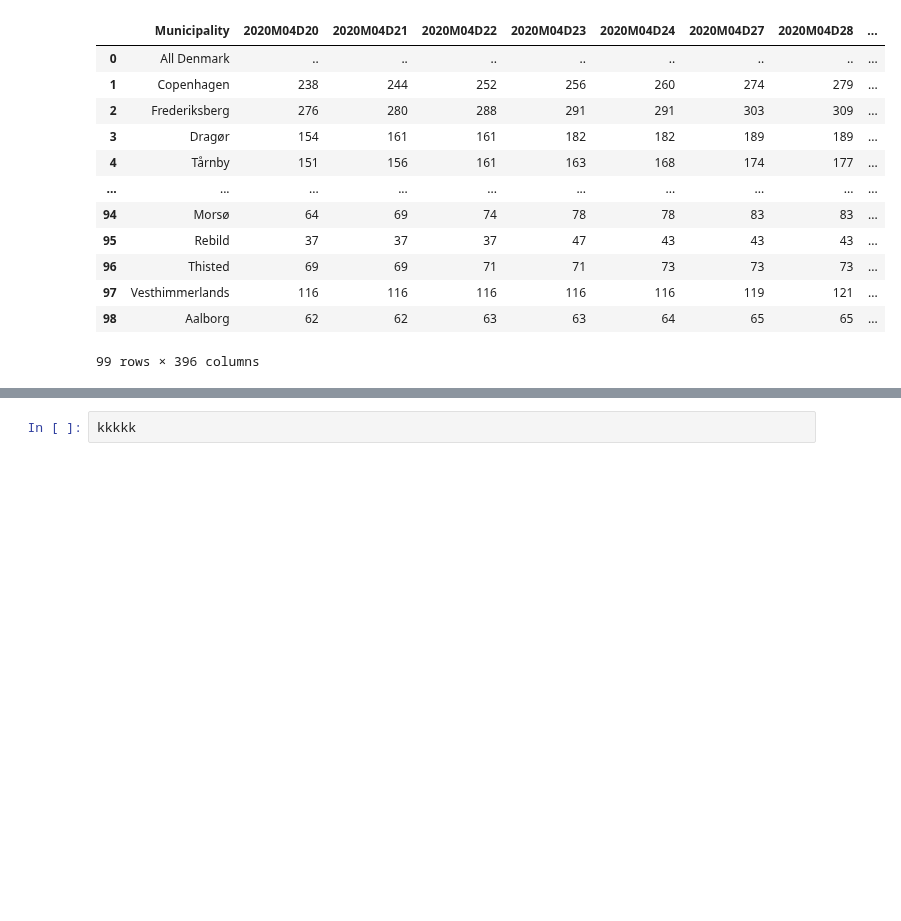
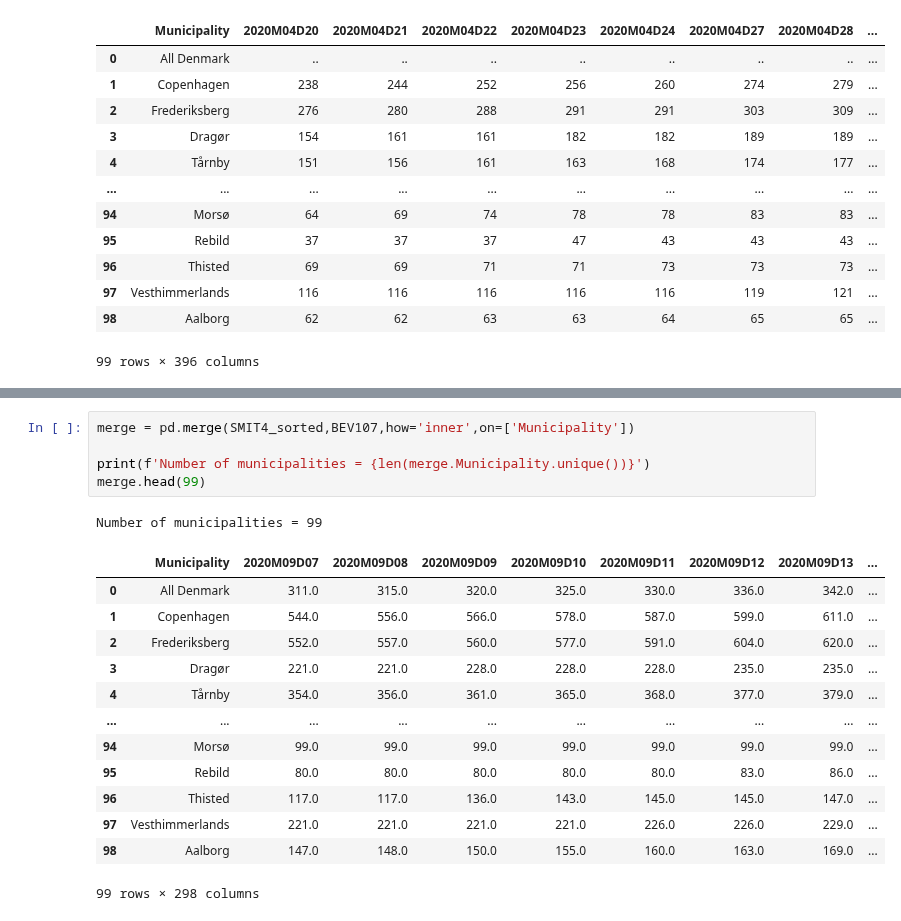
Before and after one commit to NumEconCopenhagen/projects-2023-vennerne, a Jupyter notebook: dataproject/dataproject.ipynb, the cells around one changed output, grey strips where cells are left out. Saved outputs shown, nothing was run; the diff lists cells and outputs as text; blank space fills up the shorter version.

```diff
--- a/dataproject/dataproject.ipynb
+++ b/dataproject/dataproject.ipynb
@@ -130,2 +124,20 @@ SMIT4_sorted.head(200)
-# %%
-kkkkk
+# %%
+merge = pd.merge(SMIT4_sorted,BEV107,how='inner',on=['Municipality'])
+
+print(f'Number of municipalities = {len(merge.Municipality.unique())}')
+merge.head(99)
+# %% [output]
+Number of municipalities = 99
+|  | Municipality | 2020M09D07 | 2020M09D08 | 2020M09D09 | 2020M09D10 | 2020M09D11 | 2020M09D12 | 2020M09D13 | ... |
+| 0 | All Denmark | 311.0 | 315.0 | 320.0 | 325.0 | 330.0 | 336.0 | 342.0 | ... |
+| 1 | Copenhagen | 544.0 | 556.0 | 566.0 | 578.0 | 587.0 | 599.0 | 611.0 | ... |
+| 2 | Frederiksberg | 552.0 | 557.0 | 560.0 | 577.0 | 591.0 | 604.0 | 620.0 | ... |
+| 3 | Dragør | 221.0 | 221.0 | 228.0 | 228.0 | 228.0 | 235.0 | 235.0 | ... |
+| 4 | Tårnby | 354.0 | 356.0 | 361.0 | 365.0 | 368.0 | 377.0 | 379.0 | ... |
+| ... | ... | ... | ... | ... | ... | ... | ... | ... | ... |
+| 94 | Morsø | 99.0 | 99.0 | 99.0 | 99.0 | 99.0 | 99.0 | 99.0 | ... |
+| 95 | Rebild | 80.0 | 80.0 | 80.0 | 80.0 | 80.0 | 83.0 | 86.0 | ... |
+| 96 | Thisted | 117.0 | 117.0 | 136.0 | 143.0 | 145.0 | 145.0 | 147.0 | ... |
+| 97 | Vesthimmerlands | 221.0 | 221.0 | 221.0 | 221.0 | 226.0 | 226.0 | 229.0 | ... |
+| 98 | Aalborg | 147.0 | 148.0 | 150.0 | 155.0 | 160.0 | 163.0 | 169.0 | ... |
+99 rows × 298 columns
```
Also changed, not shown: parts of 3 cells of this notebook.
